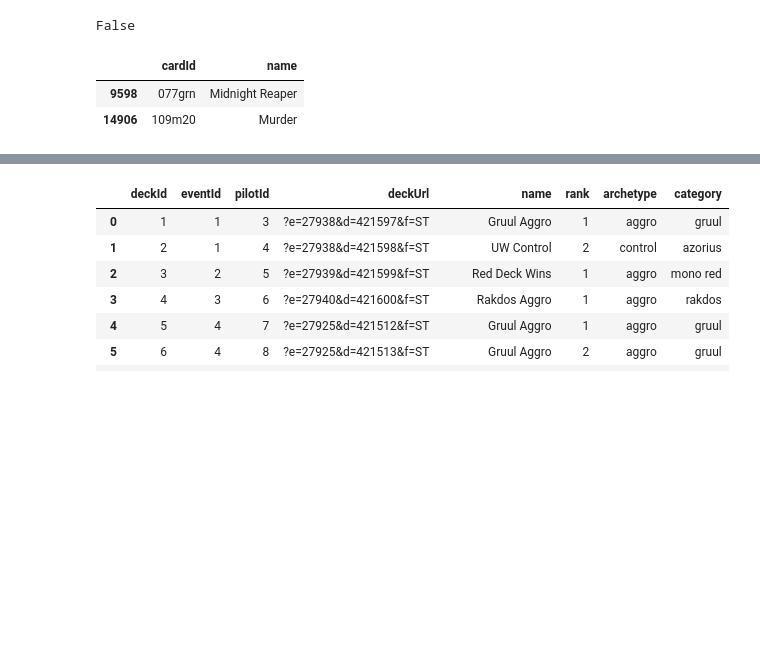
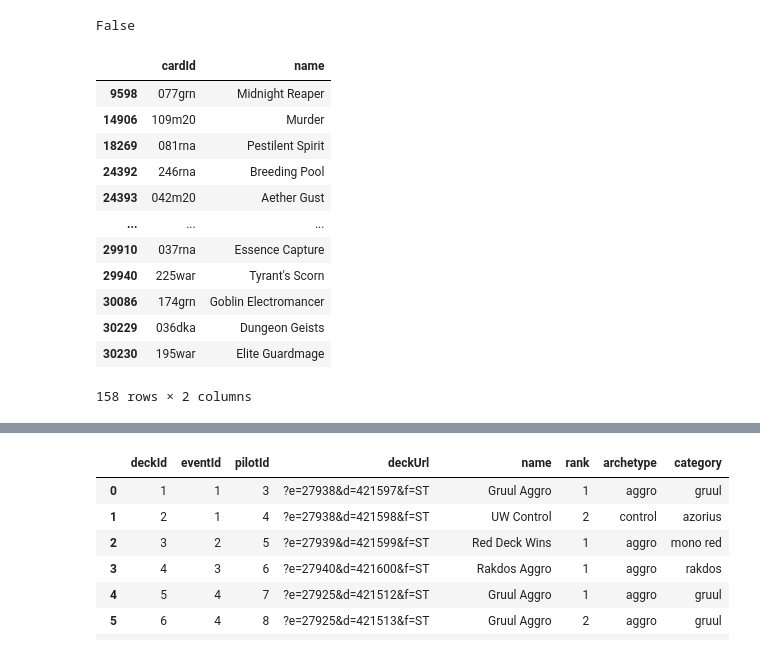
Before and after one commit to greg-martinez44/mtg_scraper, a Jupyter notebook: notebooks/ETC.ipynb, the cells around one changed output, grey strips where cells are left out. Saved outputs shown, nothing was run; the diff lists cells and outputs as text; code cells hidden in the pictures; blank space fills up the shorter version.

```diff
--- a/notebooks/ETC.ipynb
+++ b/notebooks/ETC.ipynb
@@ -206,7 +204,8 @@ other_codes = {
     "334eld": "001eld", # Acclaimed Contender
     "364znr": "215znr",  # Turntimber Symbiosis // Turntimber, Serpentine...
     "117urs": "021m21",
-    "189eld": "187eld"
+    "189eld": "187eld",
+    "012urs": "042khm"
 }
 
 card_table["cardId"].replace(to_replace=abu_codes, inplace=True)
@@ -366,13 +377,23 @@ False
 # %%
 standard_sets = "eld|thb|znr|iko|khm|m21"
 full_table1[
     (~full_table1["cardId"].str.contains(standard_sets, regex=True))
-    & (full_table1["date"] >= "2020-10-04")
+    & (full_table1["date"] >= "2020-09-04")
 ][["cardId", "name"]].drop_duplicates()
 # %% [output]
 |  | cardId | name |
 | 9598 | 077grn | Midnight Reaper |
 | 14906 | 109m20 | Murder |
+| 18269 | 081rna | Pestilent Spirit |
+| 24392 | 246rna | Breeding Pool |
+| 24393 | 042m20 | Aether Gust |
+| ... | ... | ... |
+| 29910 | 037rna | Essence Capture |
+| 29940 | 225war | Tyrant's Scorn |
+| 30086 | 174grn | Goblin Electromancer |
+| 30229 | 036dka | Dungeon Geists |
+| 30230 | 195war | Elite Guardmage |
+158 rows × 2 columns
 # %%
 deck_table[
     deck_table["deckId"].isin(
```
Also changed, not shown: parts of 9 cells of this notebook, 3 other files.
